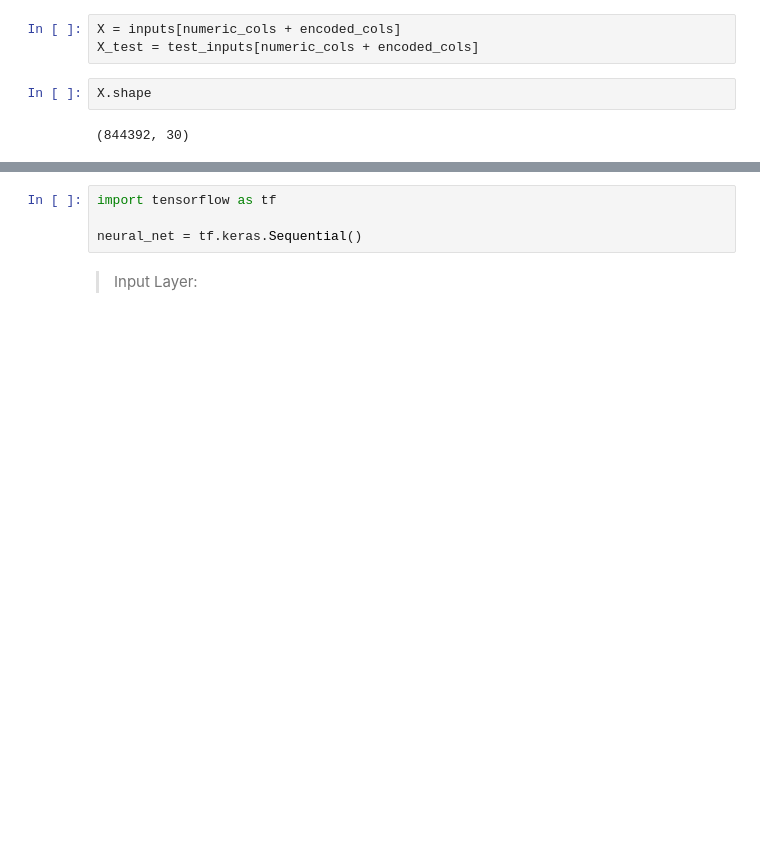
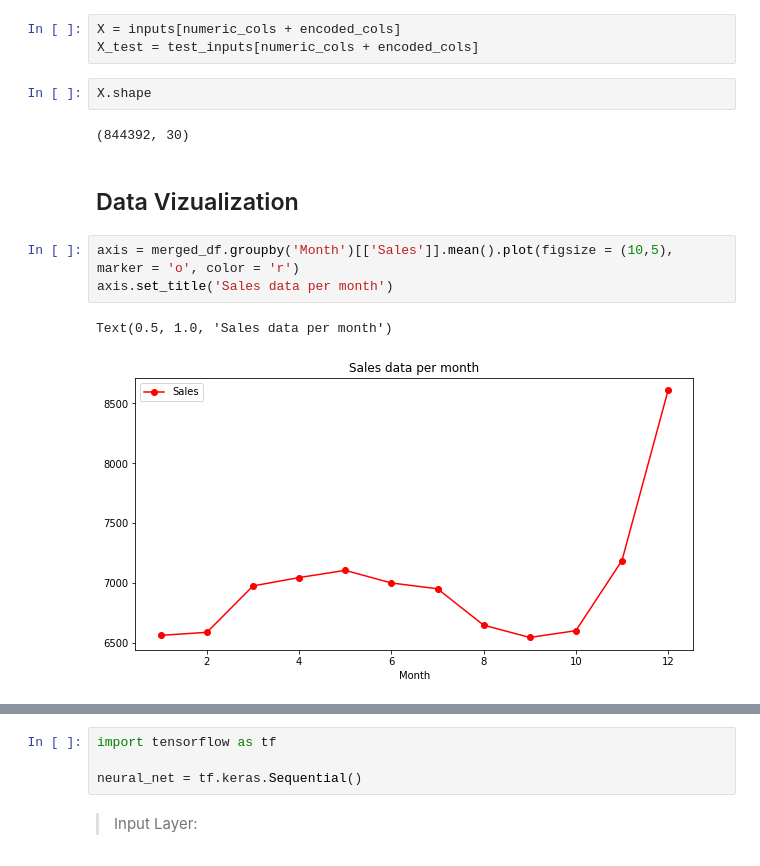
Before and after one commit to Aytijha/Rossman-store-sales-prediction, a Jupyter notebook: sales_forecasting.ipynb, the cells around one changed output, grey strips where cells are left out. Cells and saved outputs as stored; diff of their text form; blank space fills up the shorter version.

Commit message:
additional data vizualization

```diff
--- a/sales_forecasting.ipynb
+++ b/sales_forecasting.ipynb
@@ -374,3 +391,11 @@ X_test = test_inputs[numeric_cols + encoded_cols]
 X.shape
 # %% [output]
 (844392, 30)
+# %% [markdown]
+## Data Vizualization
+# %%
+axis = merged_df.groupby('Month')[['Sales']].mean().plot(figsize = (10,5), marker = 'o', color = 'r')
+axis.set_title('Sales data per month')
+# %% [output]
+Text(0.5, 1.0, 'Sales data per month')
+[figure, added]
```
Also changed, not shown: parts of 14 cells of this notebook.
